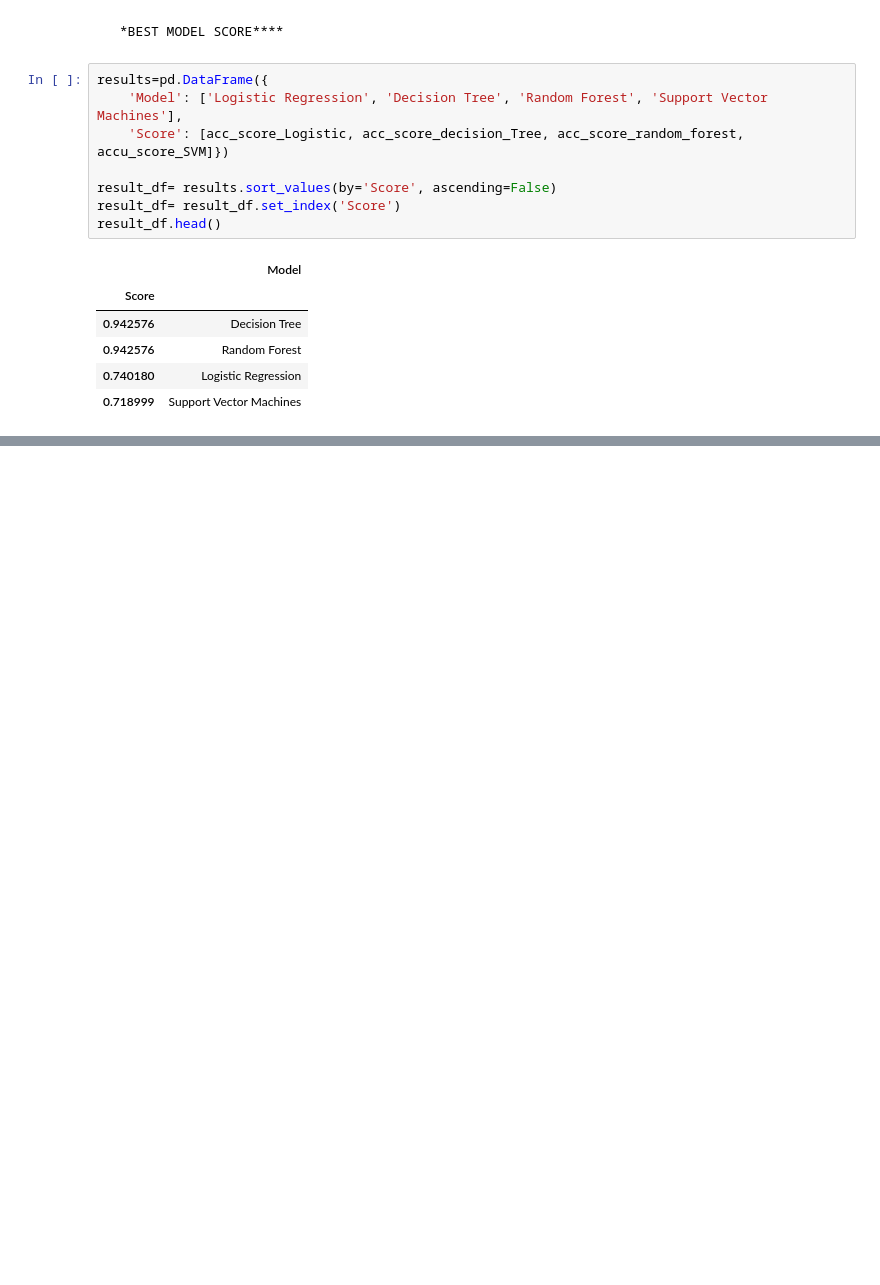
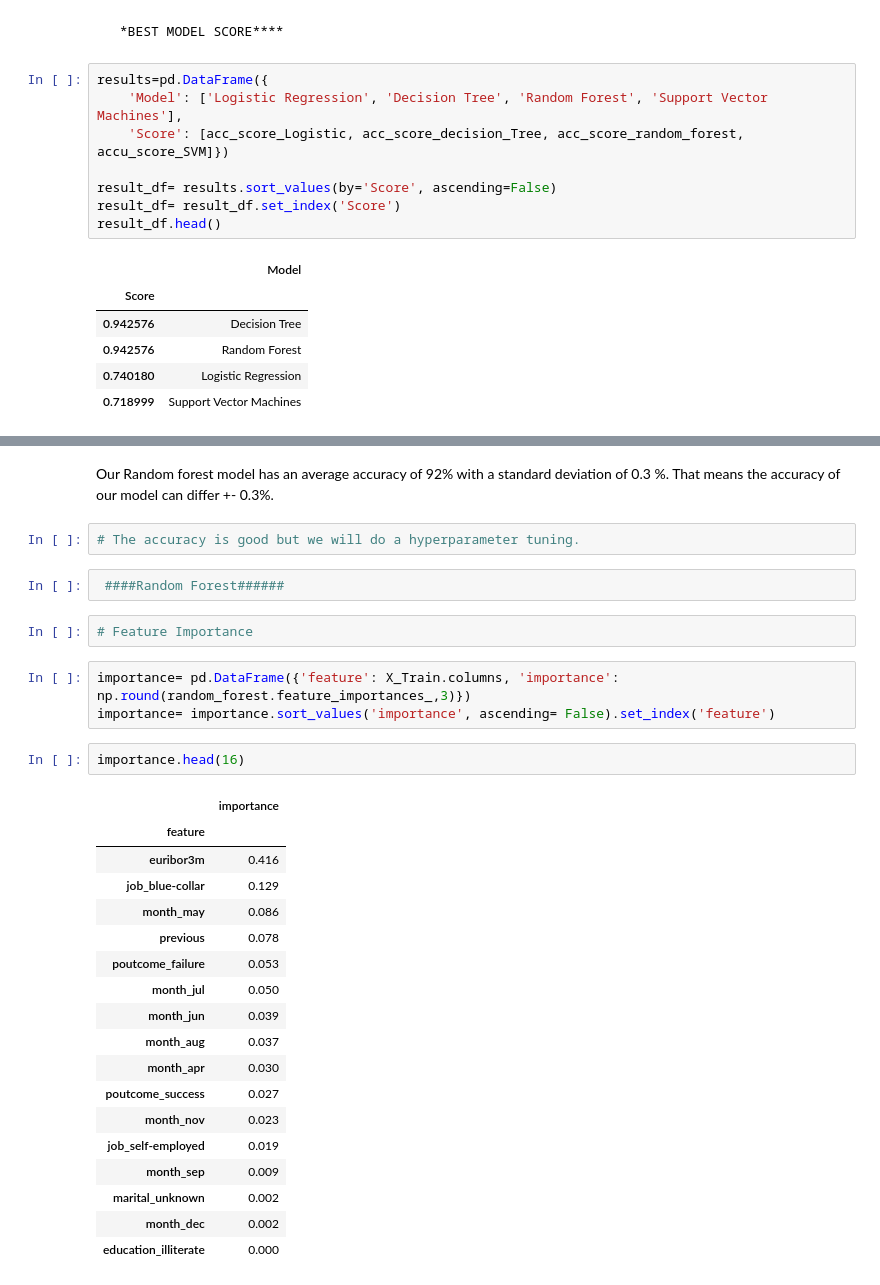
Before and after one commit to pratikchatterjee88/Final_Project, a Jupyter notebook: Final_Project.ipynb, the cells around one changed output, grey strips where cells are left out. Cells and saved outputs as stored; diff of their text form; blank space fills up the shorter version.

```diff
--- a/Final_Project.ipynb
+++ b/Final_Project.ipynb
@@ -465,0 +491,32 @@ result_df.head()
+# %% [markdown]
+Our Random forest model has an average accuracy of 92% with a standard deviation of 0.3 %. That means the accuracy of our model can differ +- 0.3%.
+# %%
+# The accuracy is good but we will do a hyperparameter tuning.
+# %%
+ ####Random Forest######
+# %%
+# Feature Importance
+# %%
+importance= pd.DataFrame({'feature': X_Train.columns, 'importance': np.round(random_forest.feature_importances_,3)})
+importance= importance.sort_values('importance', ascending= False).set_index('feature')
+# %%
+importance.head(16)
+# %% [output]
+|  | importance |
+| feature |  |
+| euribor3m | 0.416 |
+| job_blue-collar | 0.129 |
+| month_may | 0.086 |
+| previous | 0.078 |
+| poutcome_failure | 0.053 |
+| month_jul | 0.050 |
+| month_jun | 0.039 |
+| month_aug | 0.037 |
+| month_apr | 0.030 |
+| poutcome_success | 0.027 |
+| month_nov | 0.023 |
+| job_self-employed | 0.019 |
+| month_sep | 0.009 |
+| marital_unknown | 0.002 |
+| month_dec | 0.002 |
+| education_illiterate | 0.000 |
```
Also changed, not shown: parts of 50 cells of this notebook.
